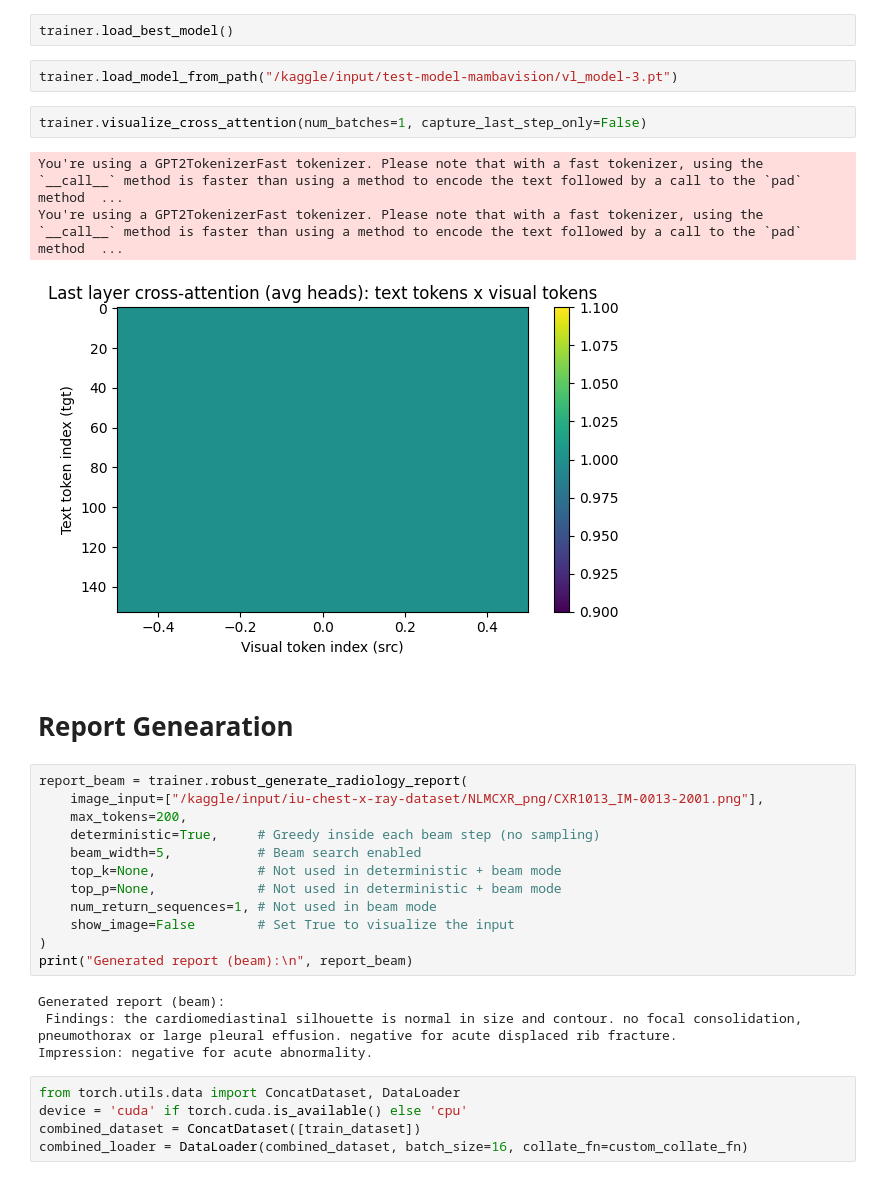
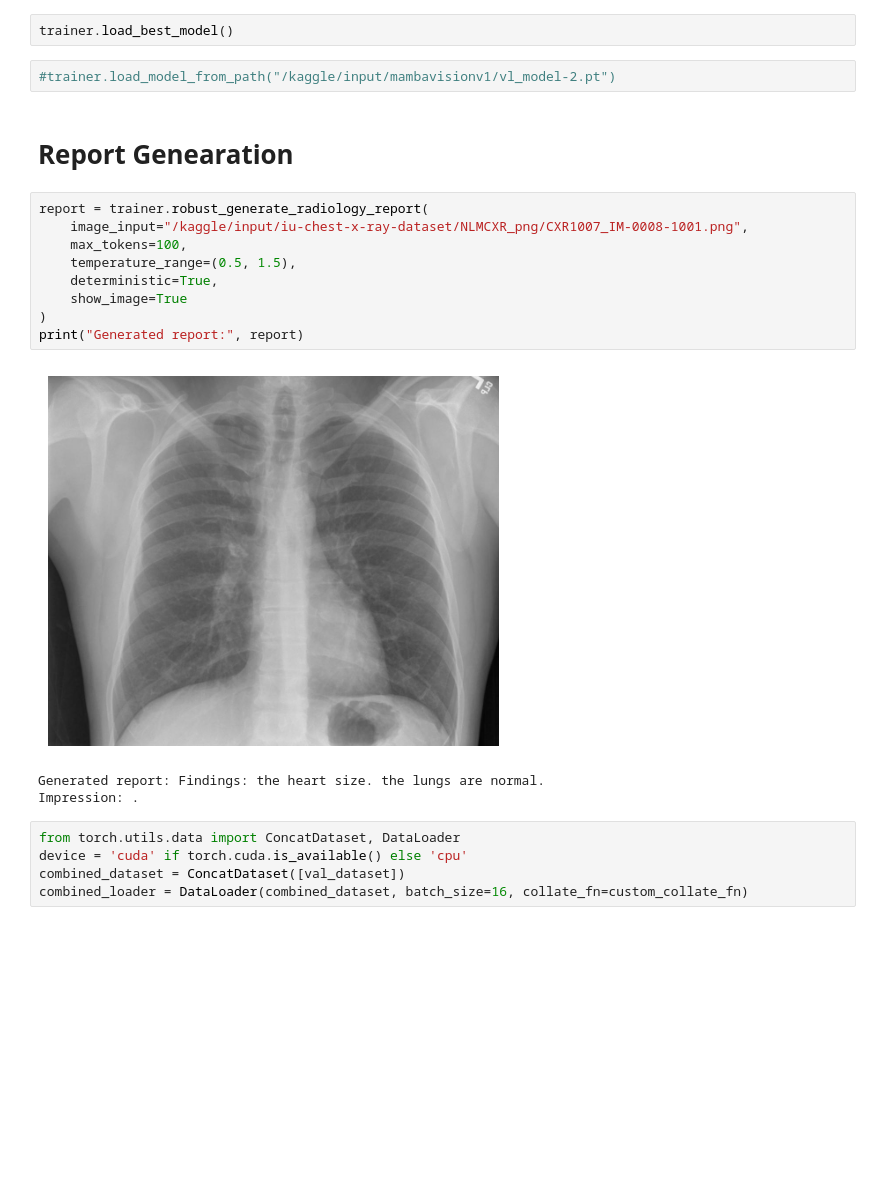
Before and after one commit to Sri-Ganesan-M/Radiology_report_generation, a Jupyter notebook: radiology-report-generation-mini-project.ipynb, the cells around one changed output. Saved outputs shown, nothing was run; the diff lists cells and outputs as text; blank space fills up the shorter version.

```diff
--- a/radiology-report-generation-mini-project.ipynb
+++ b/radiology-report-generation-mini-project.ipynb
@@ -1671,34 +1402,25 @@ You're using a GPT2TokenizerFast tokenizer. Please note that with a fast tokeniz
 # %%
 trainer.load_best_model()
 # %%
-trainer.load_model_from_path("/kaggle/input/test-model-mambavision/vl_model-3.pt")
+#trainer.load_model_from_path("/kaggle/input/mambavisionv1/vl_model-2.pt")
-# %%
-trainer.visualize_cross_attention(num_batches=1, capture_last_step_only=False)
-# %% [output]
-You're using a GPT2TokenizerFast tokenizer. Please note that with a fast tokenizer, using the `__call__` method is faster than using a method to encode the text followed by a call to the `pad` method  ...
-You're using a GPT2TokenizerFast tokenizer. Please note that with a fast tokenizer, using the `__call__` method is faster than using a method to encode the text followed by a call to the `pad` method  ...
-[figure, removed]
 # %% [markdown]
 # **Report Genearation**
-# %%
-report_beam = trainer.robust_generate_radiology_report(
-    image_input=["/kaggle/input/iu-chest-x-ray-dataset/NLMCXR_png/CXR1013_IM-0013-2001.png"],
-    max_tokens=200,
-    deterministic=True,     # Greedy inside each beam step (no sampling)
-    beam_width=5,           # Beam search enabled
-    top_k=None,             # Not used in deterministic + beam mode
-    top_p=None,             # Not used in deterministic + beam mode
-    num_return_sequences=1, # Not used in beam mode
-    show_image=False        # Set True to visualize the input
-)
-print("Generated report (beam):\n", report_beam)
-# %% [output]
-Generated report (beam):
- Findings: the cardiomediastinal silhouette is normal in size and contour. no focal consolidation, pneumothorax or large pleural effusion. negative for acute displaced rib fracture.
-Impression: negative for acute abnormality.
+# %%
+report = trainer.robust_generate_radiology_report(
+    image_input="/kaggle/input/iu-chest-x-ray-dataset/NLMCXR_png/CXR1007_IM-0008-1001.png",
+    max_tokens=100,
+    temperature_range=(0.5, 1.5),
+    deterministic=True,
+    show_image=True
+)
+print("Generated report:", report)
+# %% [output]
+[figure, added]
+Generated report: Findings: the heart size. the lungs are normal.
+Impression: .
 # %%
 from torch.utils.data import ConcatDataset, DataLoader
 device = 'cuda' if torch.cuda.is_available() else 'cpu'
-combined_dataset = ConcatDataset([train_dataset])
+combined_dataset = ConcatDataset([val_dataset])
 combined_loader = DataLoader(combined_dataset, batch_size=16, collate_fn=custom_collate_fn)
 # %%
```
Also changed, not shown: parts of 40 cells of this notebook.
